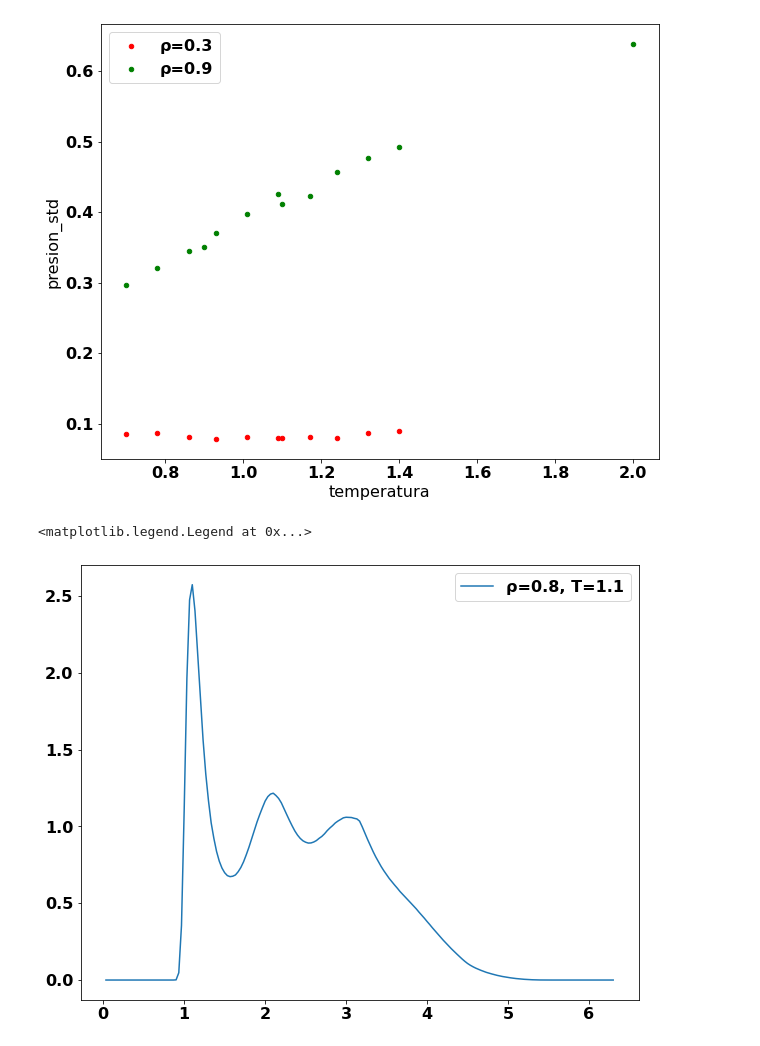
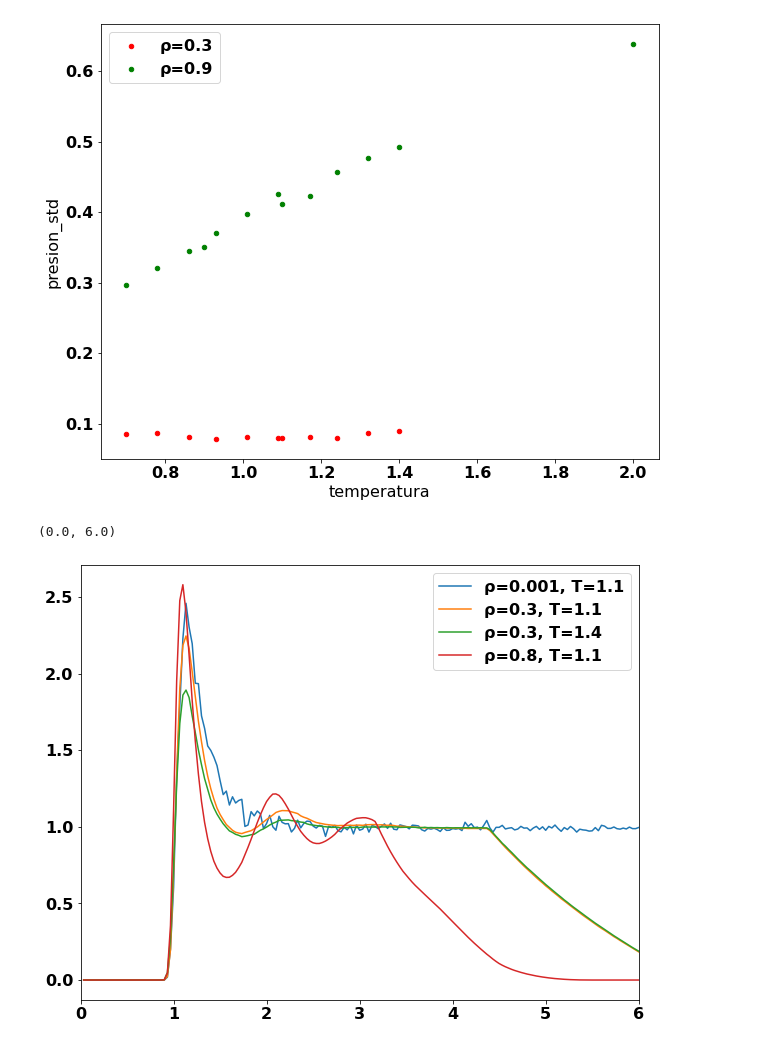
Before and after one commit to sstandre/dinamica_molecular, a Jupyter notebook: analisis.ipynb, the cells around one changed output. Saved outputs shown, nothing was run; the diff lists cells and outputs as text; code cells hidden in the pictures.

```diff
--- a/analisis.ipynb
+++ b/analisis.ipynb
@@ -118,32 +116,32 @@ for dens, color in zip(denss, colors): #data['temperatura'].unique():
 # %%
 configs = [     # (densidad, temperatura)
     (0.001, 1.1),
     (0.3,   1.1),
     (0.3,   1.4),
     (0.8,   1.1),
 ]
 
 import os
 from pathlib import Path
 
 for d, t in configs:
     ruta = Path(f'data/{d:.3f}_dens/{t:.2f}_temp/')
 
     yes = []
     for jobdir in os.listdir(ruta):
         file = ruta / jobdir / 'correlacion.dat'
         x, y = np.loadtxt(file, unpack=True)
         yes.append(y)
 
     y = np.mean(yes, axis=0)
     # if d == 0.001:
     #     stride = 2
     #     y = [sum(y[i:i+stride+1])/(stride+1) for i in range(0,len(y)-stride, stride)]
     #     x = x[stride::stride]
     plt.plot(x,y, label=f'ρ={d}, T={t}')
 
 plt.legend()
-# plt.xlim(0,6)
+plt.xlim(0,6)
 # %% [output]
-<matplotlib.legend.Legend at 0x...>
+(0.0, 6.0)
-[figure, old version]
+[figure, new version]
```
Also changed, not shown: parts of 3 cells of this notebook, 5 other files.
